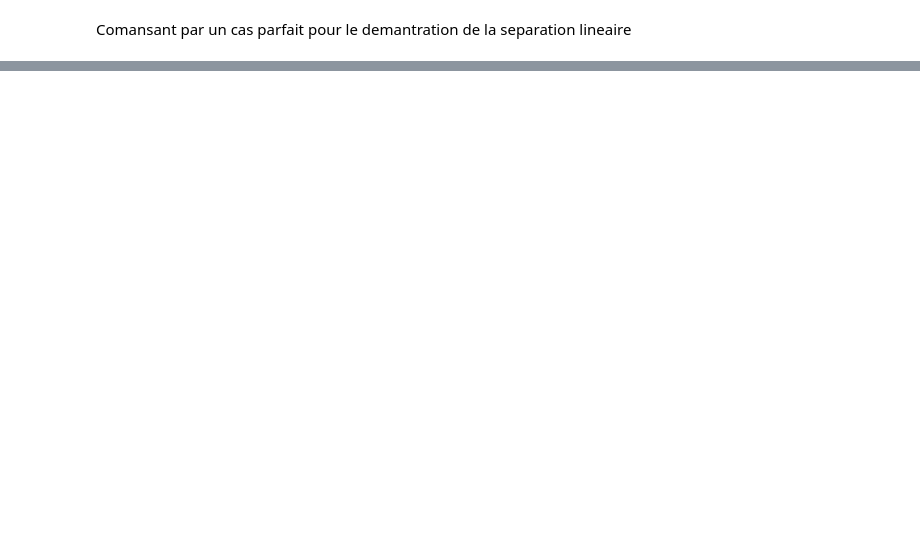
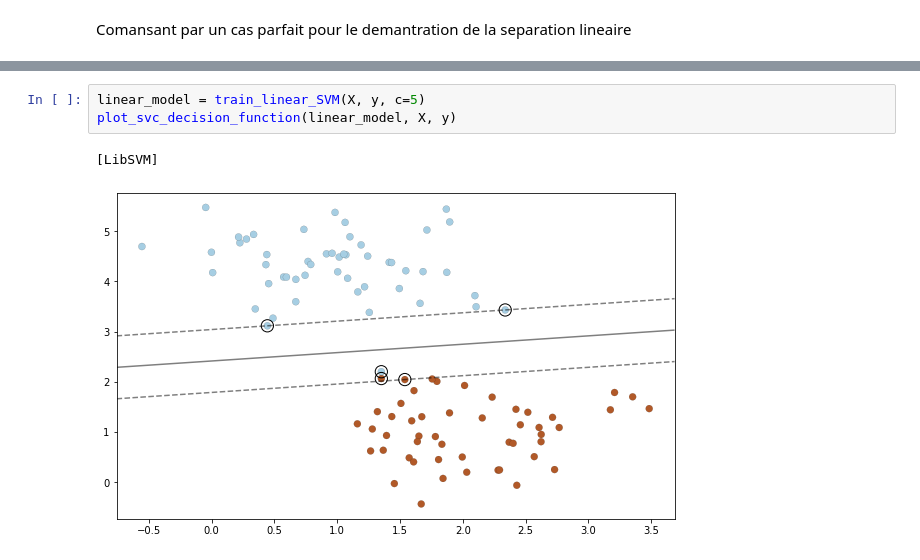
Before and after one commit to 37khalil/SVM-Implementation, a Jupyter notebook: Car_SVM_Classification.ipynb, the cells around one changed output, grey strips where cells are left out. Drawn from its saved outputs; the diff is of its cells as text; blank space fills up the shorter version.

```diff
--- a/Car_SVM_Classification.ipynb
+++ b/Car_SVM_Classification.ipynb
@@ -88 +98,7 @@ print(linear_model.support_vectors_)
+# %%
+linear_model = train_linear_SVM(X, y, c=5)
+plot_svc_decision_function(linear_model, X, y)
+# %% [output]
+[LibSVM]
+[figure, added]
 # %%
```
Also changed, not shown: parts of 19 cells of this notebook.
